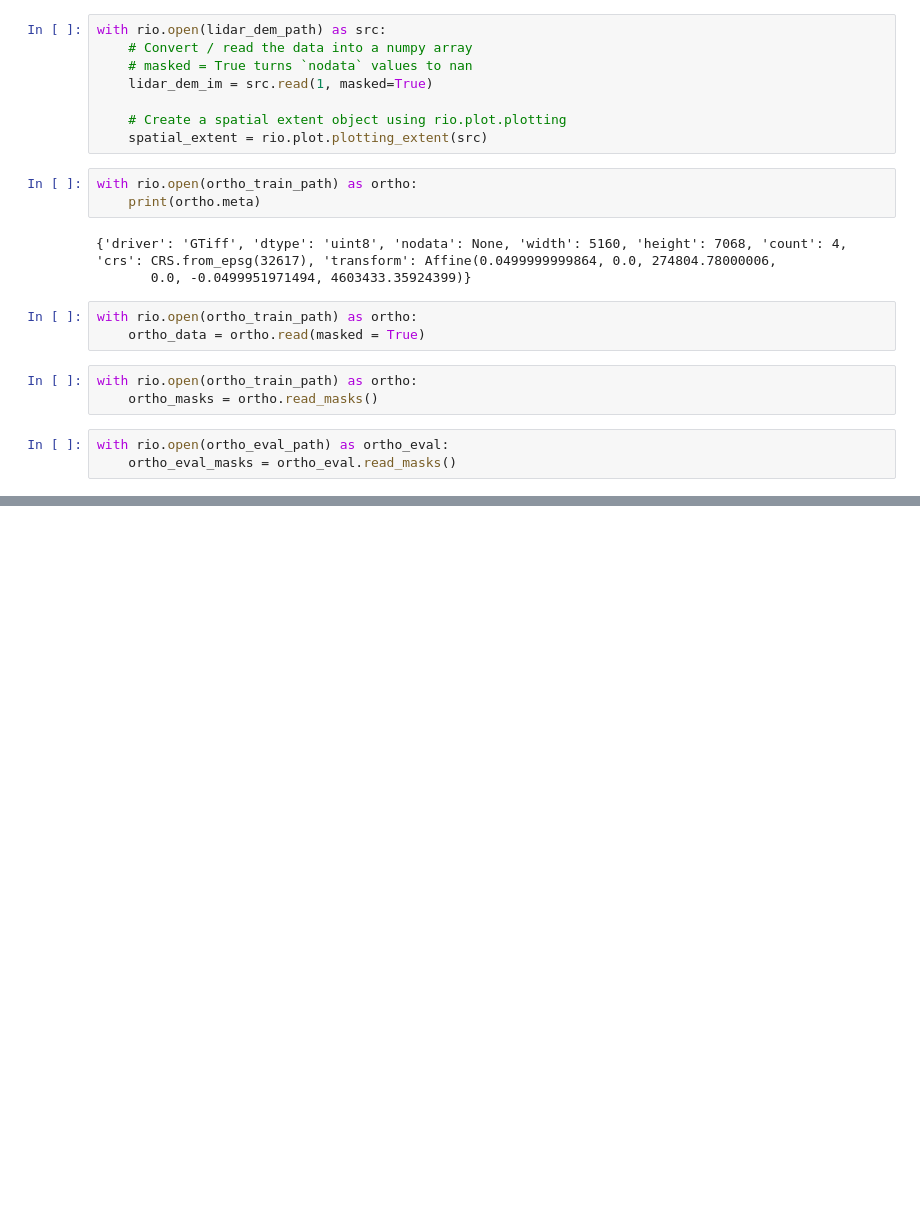
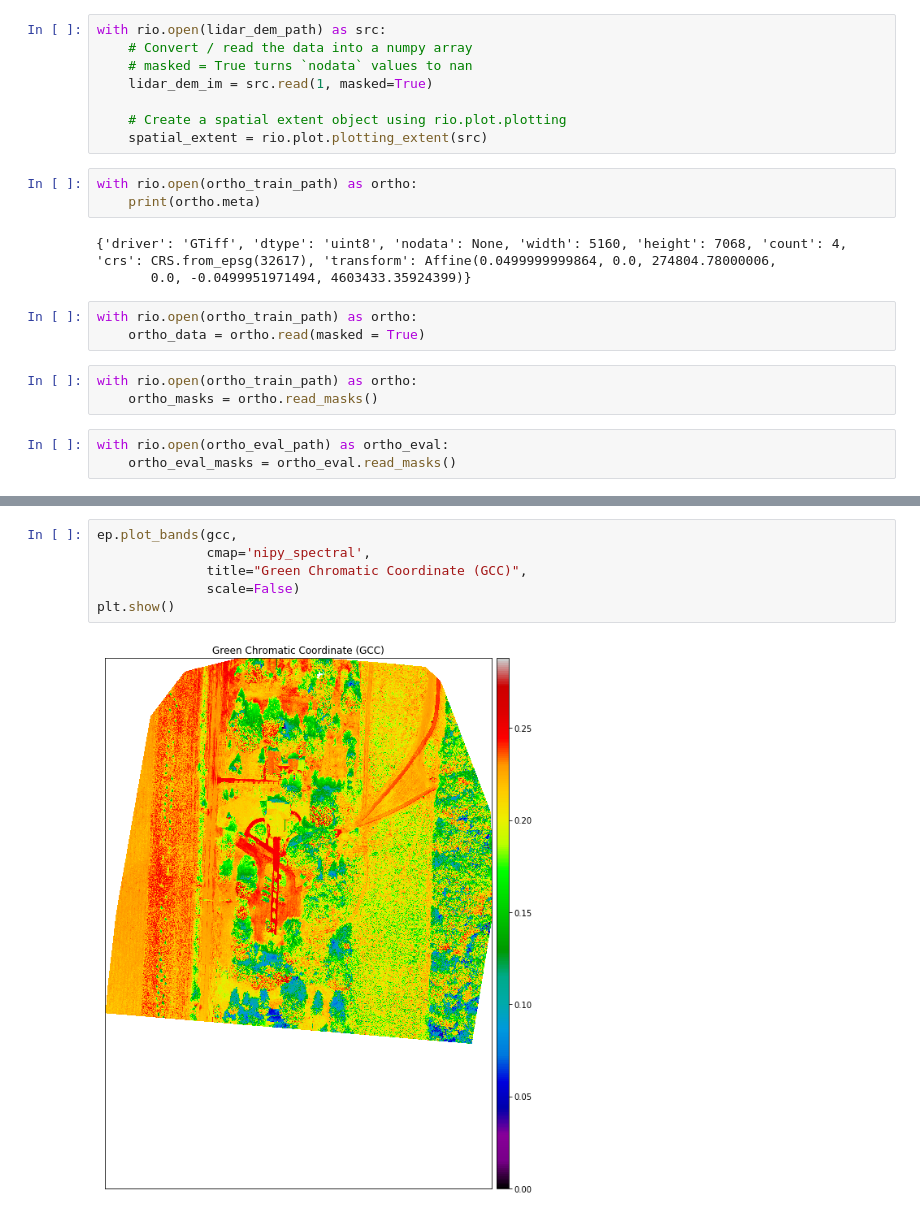
Before and after one commit to wvsharber/EV_tree_challenge, a Jupyter notebook: notebooks/exploratory/EVtrees_EDA.ipynb, the cells around one changed output, grey strips where cells are left out. Cells and saved outputs as stored; diff of their text form; blank space fills up the shorter version.

```diff
--- a/notebooks/exploratory/EVtrees_EDA.ipynb
+++ b/notebooks/exploratory/EVtrees_EDA.ipynb
@@ -75,0 +138,8 @@ EPSG:32617 BoundingBox(left=274804.78000006, bottom=4603079.993190538, right=275
+# %%
+ep.plot_bands(gcc,
+              cmap='nipy_spectral',
+              title="Green Chromatic Coordinate (GCC)",
+              scale=False)
+plt.show()
+# %% [output]
+[figure, added]
```
Also changed, not shown: parts of 12 cells of this notebook.
